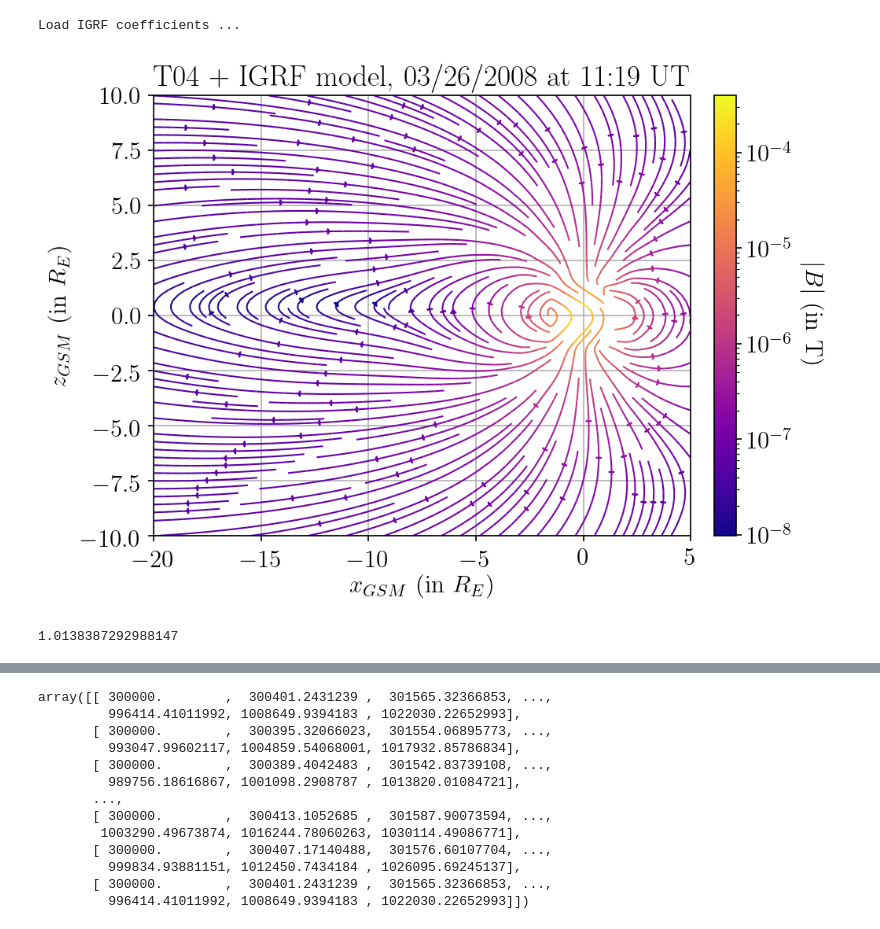
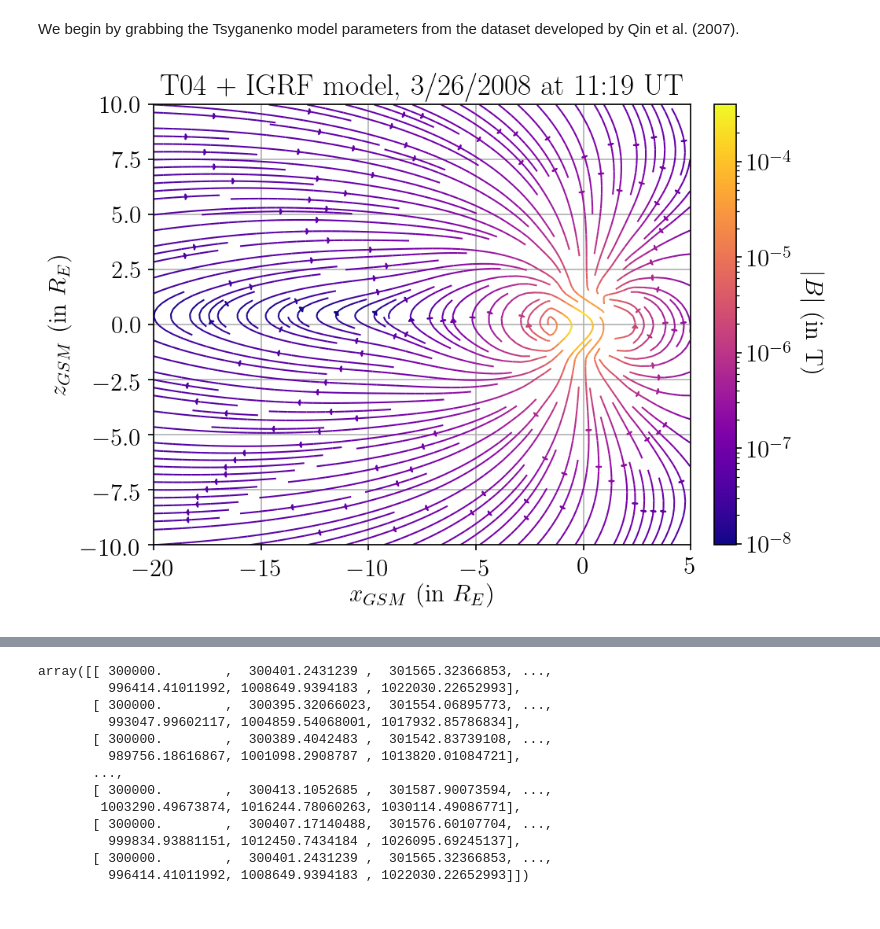
Before and after one commit to zbeever/cpt-solver, a Jupyter notebook: notebooks/reconstruction.ipynb, the cells around one changed output, grey strips where cells are left out. Saved outputs shown, nothing was run; the diff lists cells and outputs as text; code cells hidden in the pictures.

```diff
--- a/notebooks/reconstruction.ipynb
+++ b/notebooks/reconstruction.ipynb
@@ -18,9 +19,17 @@ parmod, ut, v_sw = get_txx_params('data/qindenton_03-26-2008', 'data/omni_03-26-
-# %%
-b_field = t04(parmod, ut, v_sw)
-# %% [output]
-Load IGRF coefficients ...
+# %% [markdown]
+We begin by grabbing the Tsyganenko model parameters from the dataset developed by Qin et al. (2007).
+# %%
+year = 2008
+month = 3
+day = 26
+hour = 11
+minute = 19
+
+time = datetime(year, month, day, hour, minute)
+parmod, ut, v_sw = get_txx_params('data/qindenton_03-26-2008', 'data/omni_03-26-2008', time)
+b_field = t04(parmod, ut, v_sw)
 # %%
 format_plots()
-plot_field(b_field, np.array([1., 0., 0.]), np.array([0., 0., 1.]), [-20, 5], [-10, 10], size=(7, 5), labels=('$x_{GSM}$ (in $R_E$)', '$z_{GSM}$ (in $R_E$)', '$|B|$ (in T)'), title='T04 + IGRF model, 03/26/2008 at 11:19 UT')
+plot_field(b_field, np.array([1., 0., 0.]), np.array([0., 0., 1.]), [-20, 5], [-10, 10], size=(7, 5), labels=('$x_{GSM}$ (in $R_E$)', '$z_{GSM}$ (in $R_E$)', '$|B|$ (in T)'), title=f'T04 + IGRF model, {month}/{day}/{year} at {hour}:{minute} UT')
 # %% [output]
-[figure, old version]
+[figure, new version]
@@ -80,4 +35,0 @@ zeta2_t04 = (R_c**2 / b_s0) * d2_B_ds2
-# %%
-z2
-# %% [output]
-1.0138387292988147
```
Also changed, not shown: parts of 83 cells of this notebook, 1 other file.
